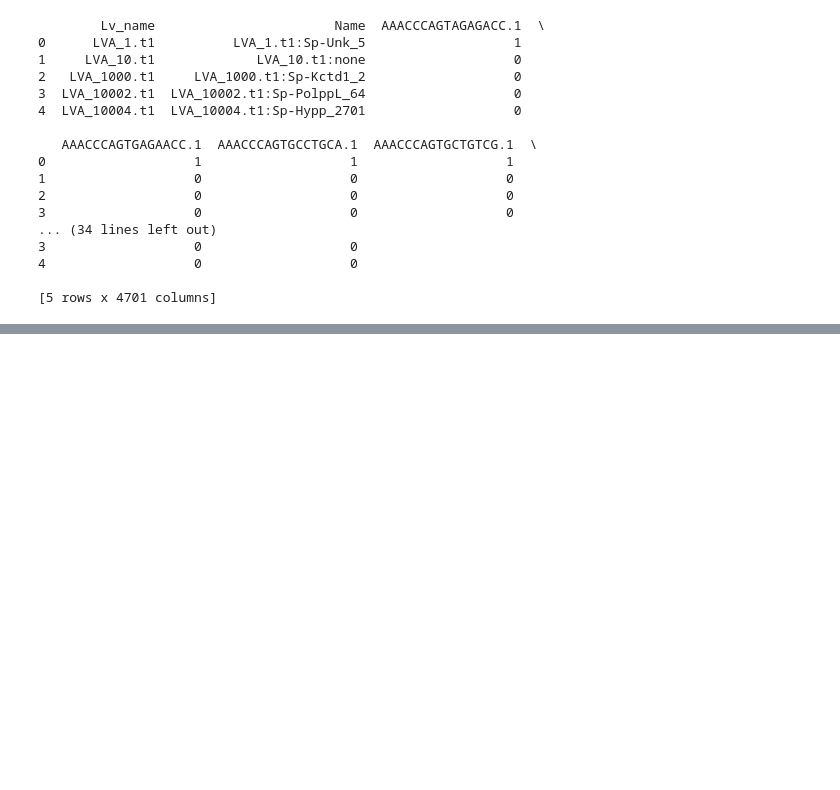
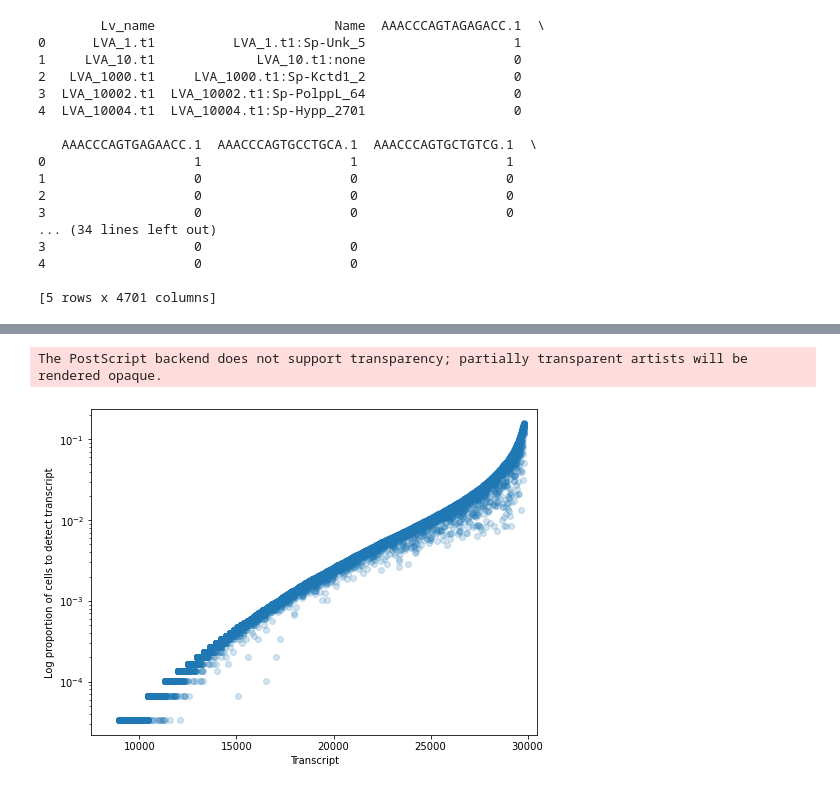
Before and after one commit to bkiyota/SNPBarcodingSimulator, a Jupyter notebook: scripts/clustering_accuracy_analysis.ipynb, the cells around one changed output, grey strips where cells are left out. Saved outputs shown, nothing was run; the diff lists cells and outputs as text; code cells hidden in the pictures; blank space fills up the shorter version.

```diff
--- a/scripts/clustering_accuracy_analysis.ipynb
+++ b/scripts/clustering_accuracy_analysis.ipynb
@@ -255,0 +310,16 @@ plt.show()
+# %%
+transcript_detection = np.sum(dropout, axis=1)/dropout.shape[0]
+xaxis = np.arange(0, dropout.shape[0])
+fig,ax = plt.subplots(figsize=(8,6))
+# plt.plot(np.arange(0, dropout.shape[0]), transcript_detection, 'o', alpha = 0.2)
+plt.plot(xaxis, transcript_detection, 'o', alpha = 0.2)
+ax.set_yscale('log')
+ax.set_xlim(7500, 30500)
+plt.xlabel("Transcript")
+plt.ylabel("Log proportion of cells to detect transcript")
+fig.savefig("/home/brett/work/TrajectoryInference/SNPBarcodingSimulator/figs/transcript_detection_log.svg", format='svg', dpi=1200)
+fig.savefig("/home/brett/work/TrajectoryInference/SNPBarcodingSimulator/figs/transcript_detection_log.eps", format='eps', dpi=1200)
+plt.show()
+# %% [output]
+The PostScript backend does not support transparency; partially transparent artists will be rendered opaque.
+[figure, added]
```
Also changed, not shown: parts of 9 cells of this notebook.
